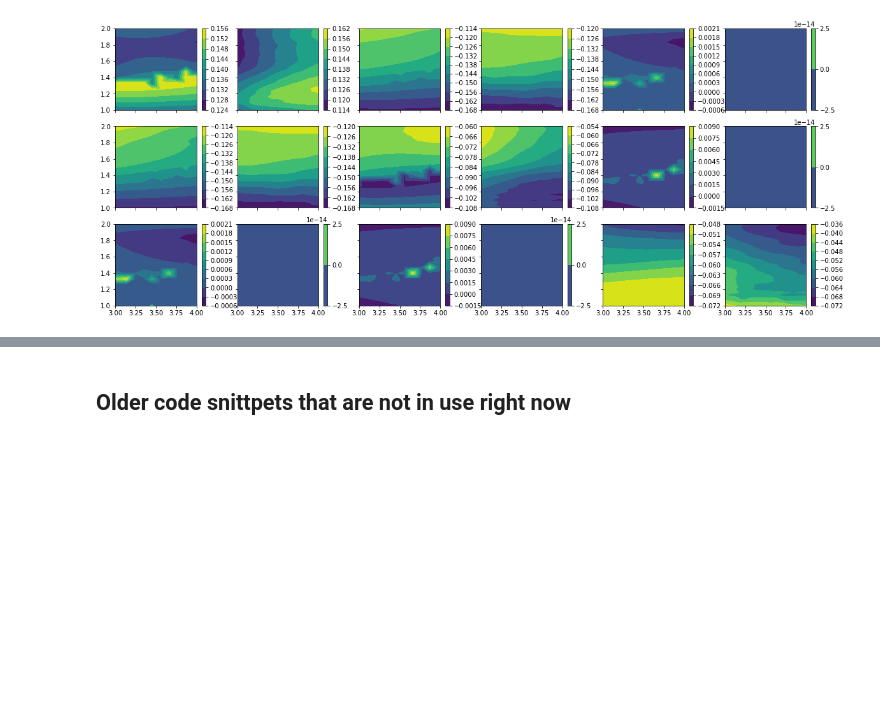
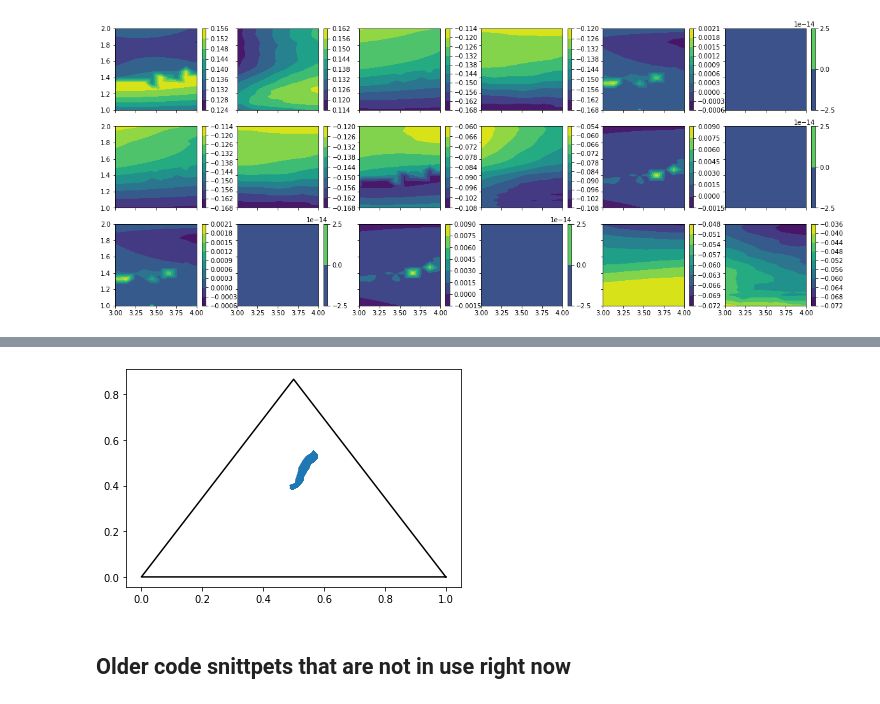
Before and after one commit to leonrccs/data_driven_rans, a Jupyter notebook: notebooks/neural_network_trial.ipynb, the cells around one changed output, grey strips where cells are left out. Cells and saved outputs as stored; diff of their text form; code cells hidden in the pictures; blank space fills up the shorter version.

```diff
--- a/notebooks/neural_network_trial.ipynb
+++ b/notebooks/neural_network_trial.ipynb
@@ -408,3 +423,14 @@ for i in range(9):
+# %%
+barm = bm.BarMap()
+barm.load_from_variable(b.reshape(-1,3,3).detach().numpy(), grid)
+barm.calculate_barycentric_coordinates()
+
+fig, ax = plt.subplots()
+
+barm.plot_data_points(ax)
+barm.plot_triangle(ax)
+# %% [output]
+[figure, added]
 # %% [markdown]
 ## Older code snittpets that are not in use right now
 # %%
```
Also changed, not shown: parts of 2 cells of this notebook, 12 other files.
